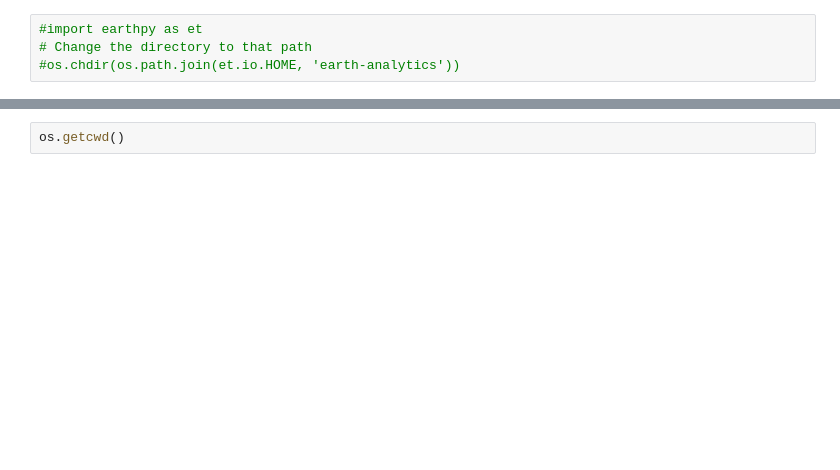
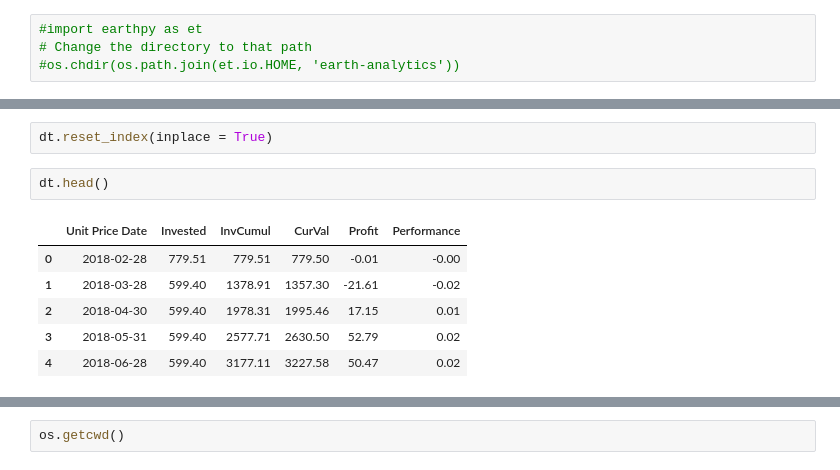
Before and after one commit to alexdubyna/perftrack, a Jupyter notebook: main.ipynb, the cells around one changed output, grey strips where cells are left out. Drawn from its saved outputs; the diff is of its cells as text; blank space fills up the shorter version.

```diff
--- a/main.ipynb
+++ b/main.ipynb
@@ -12,0 +35,11 @@ import datetime
+# %%
+dt.reset_index(inplace = True)
+# %%
+dt.head()
+# %% [output]
+|  | Unit Price Date | Invested | InvCumul | CurVal | Profit | Performance |
+| 0 | 2018-02-28 | 779.51 | 779.51 | 779.50 | -0.01 | -0.00 |
+| 1 | 2018-03-28 | 599.40 | 1378.91 | 1357.30 | -21.61 | -0.02 |
+| 2 | 2018-04-30 | 599.40 | 1978.31 | 1995.46 | 17.15 | 0.01 |
+| 3 | 2018-05-31 | 599.40 | 2577.71 | 2630.50 | 52.79 | 0.02 |
+| 4 | 2018-06-28 | 599.40 | 3177.11 | 3227.58 | 50.47 | 0.02 |
```
Also changed, not shown: parts of 26 cells of this notebook, 1 other file.
